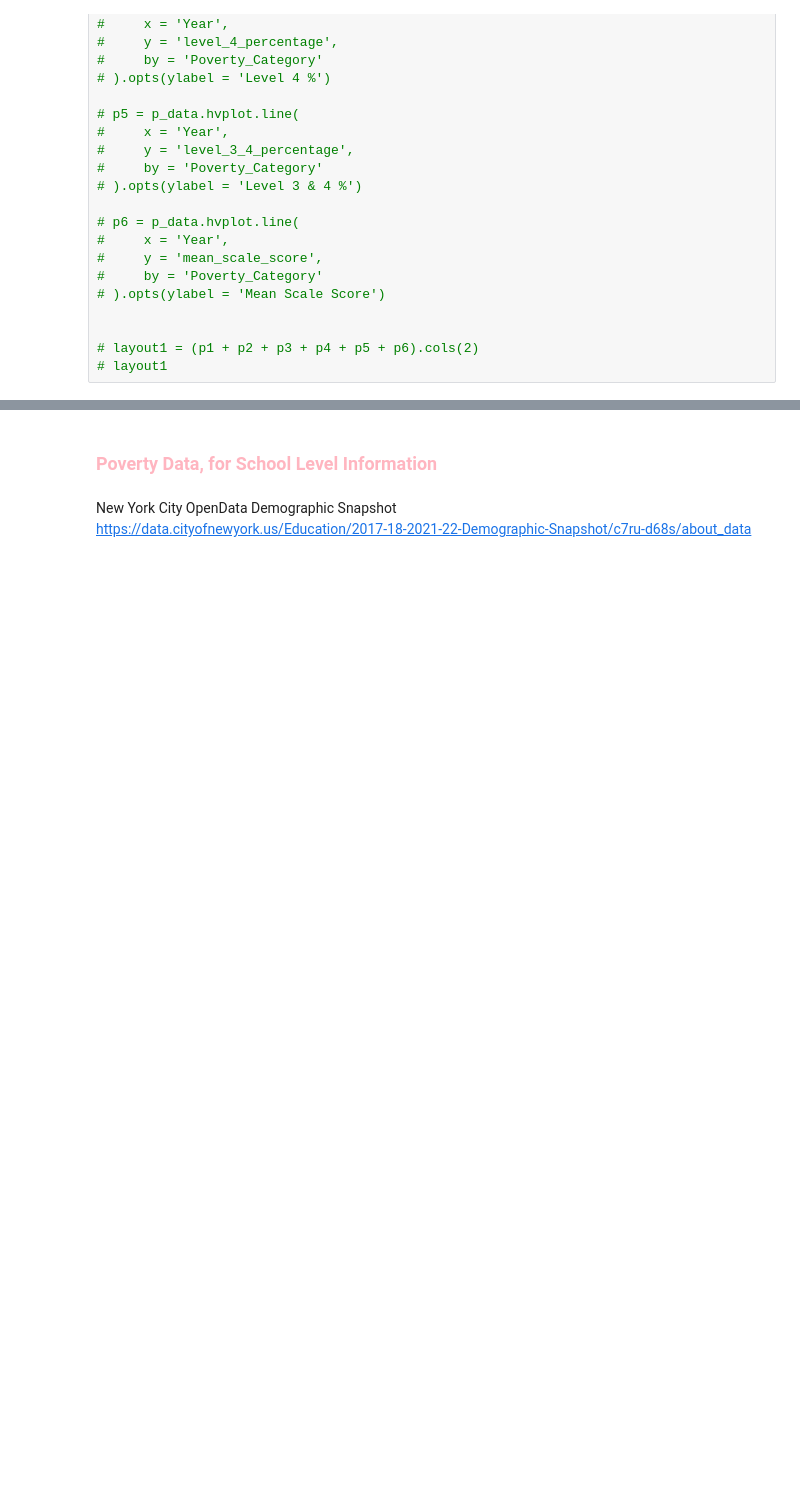
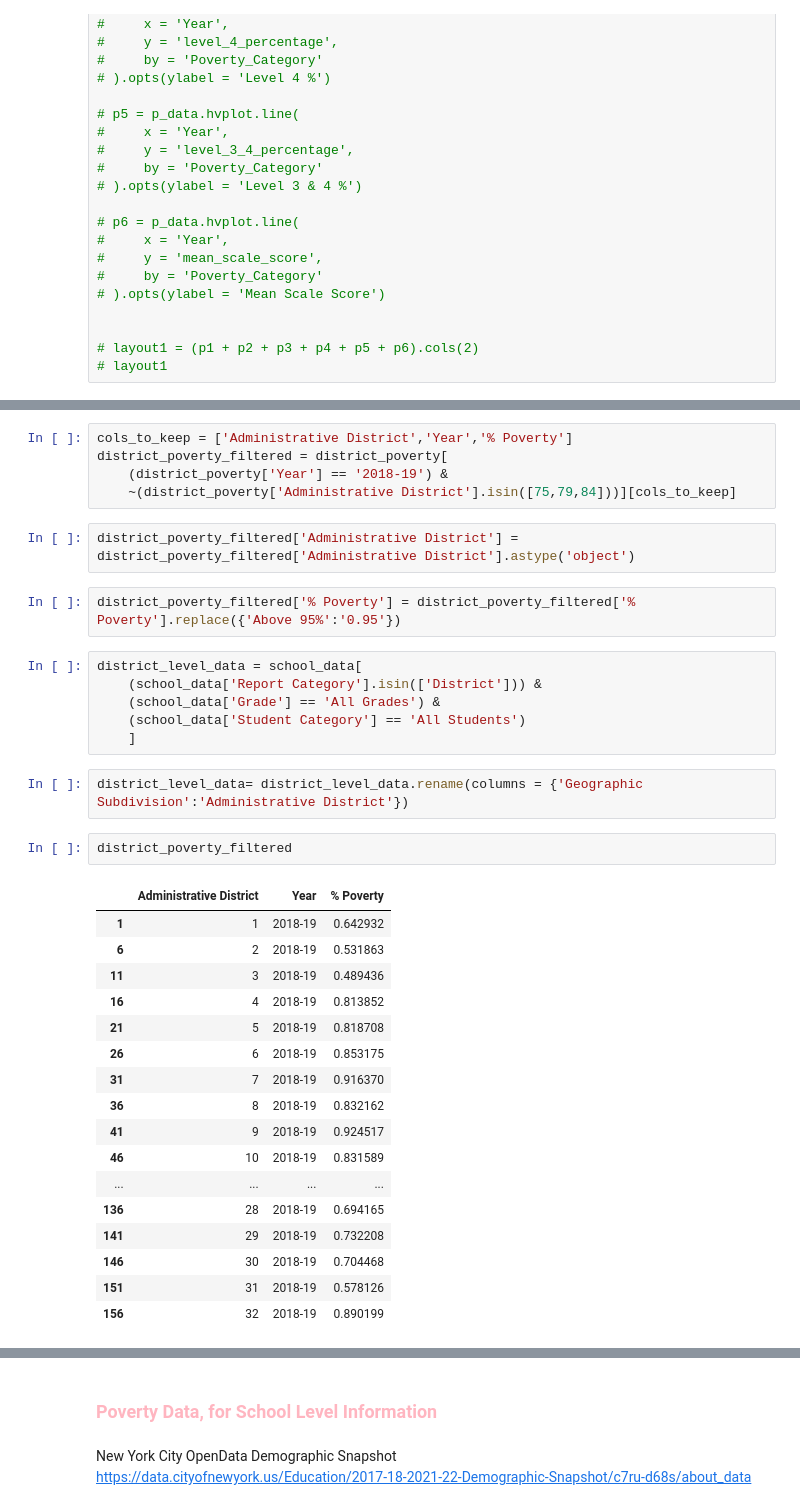
Before and after one commit to madisonajones/Master-s-Project, a Jupyter notebook: EDA_2.ipynb, the cells around one changed output, grey strips where cells are left out. Saved outputs shown, nothing was run; the diff lists cells and outputs as text; blank space fills up the shorter version.

```diff
--- a/EDA_2.ipynb
+++ b/EDA_2.ipynb
@@ -160,0 +173,37 @@ See the caveats in the documentation: https://pandas.pydata.org/pandas-docs/stab
+# %%
+cols_to_keep = ['Administrative District','Year','% Poverty']
+district_poverty_filtered = district_poverty[
+    (district_poverty['Year'] == '2018-19') &
+    ~(district_poverty['Administrative District'].isin([75,79,84]))][cols_to_keep]
+# %%
+district_poverty_filtered['Administrative District'] = district_poverty_filtered['Administrative District'].astype('object')
+# %%
+district_poverty_filtered['% Poverty'] = district_poverty_filtered['% Poverty'].replace({'Above 95%':'0.95'})
+# %%
+district_level_data = school_data[
+    (school_data['Report Category'].isin(['District'])) &
+    (school_data['Grade'] == 'All Grades') &
+    (school_data['Student Category'] == 'All Students')
+    ]
+# %%
+district_level_data= district_level_data.rename(columns = {'Geographic Subdivision':'Administrative District'})
+# %%
+district_poverty_filtered
+# %% [output]
+|  | Administrative District | Year | % Poverty |
+| 1 | 1 | 2018-19 | 0.642932 |
+| 6 | 2 | 2018-19 | 0.531863 |
+| 11 | 3 | 2018-19 | 0.489436 |
+| 16 | 4 | 2018-19 | 0.813852 |
+| 21 | 5 | 2018-19 | 0.818708 |
+| 26 | 6 | 2018-19 | 0.853175 |
+| 31 | 7 | 2018-19 | 0.916370 |
+| 36 | 8 | 2018-19 | 0.832162 |
+| 41 | 9 | 2018-19 | 0.924517 |
+| 46 | 10 | 2018-19 | 0.831589 |
+| ... | ... | ... | ... |
+| 136 | 28 | 2018-19 | 0.694165 |
+| 141 | 29 | 2018-19 | 0.732208 |
+| 146 | 30 | 2018-19 | 0.704468 |
+| 151 | 31 | 2018-19 | 0.578126 |
+| 156 | 32 | 2018-19 | 0.890199 |
```
Also changed, not shown: parts of 12 cells of this notebook.
